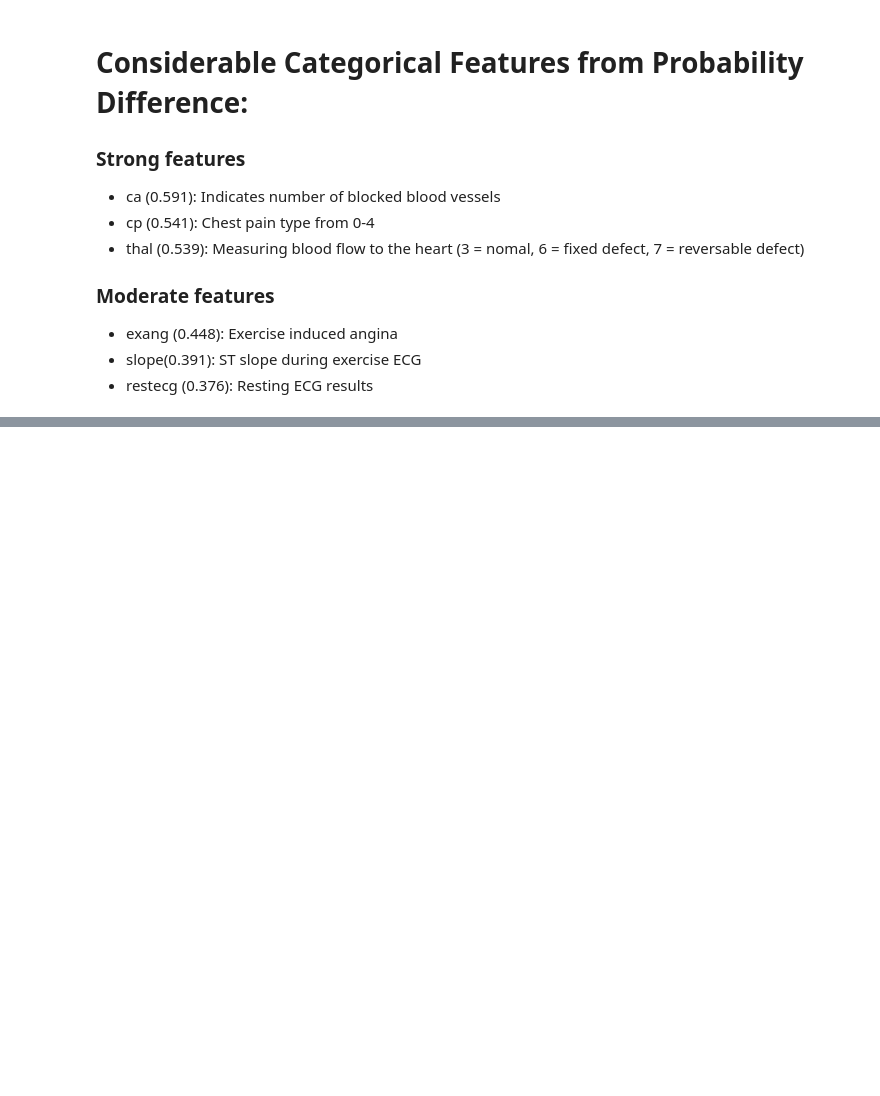
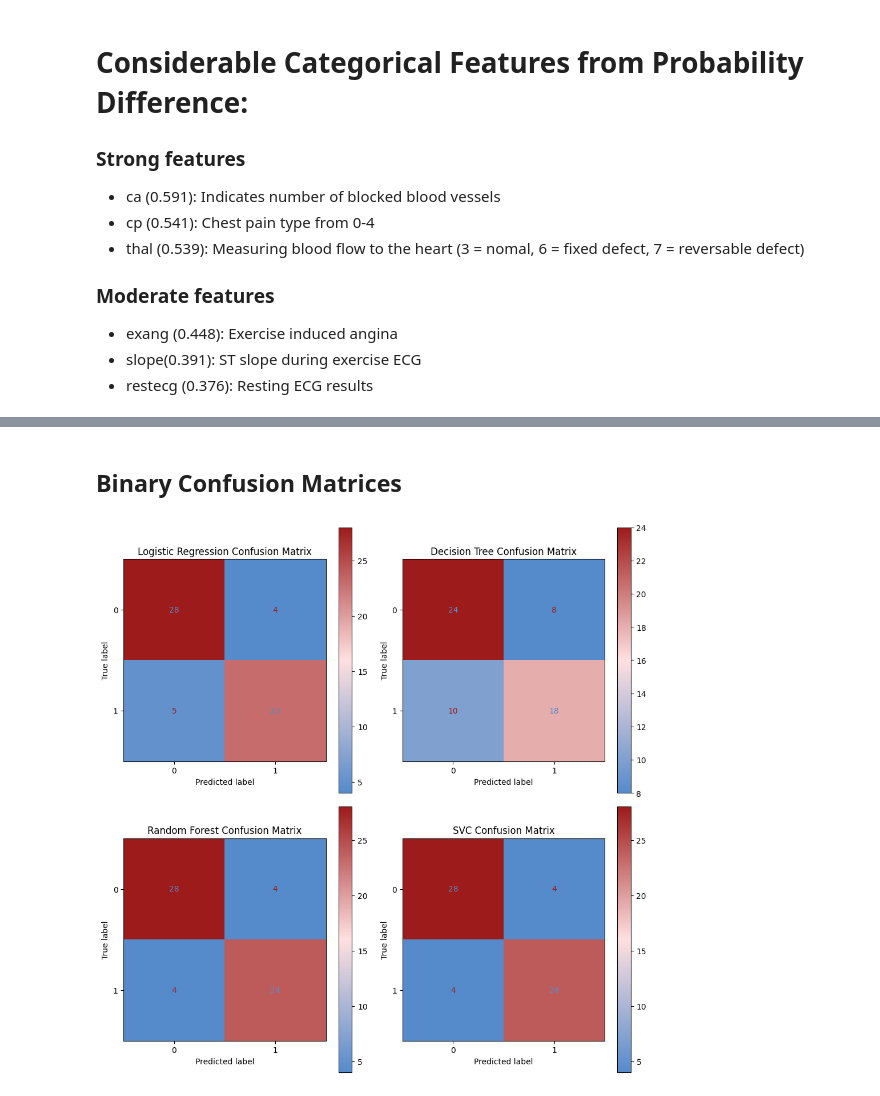
Before and after one commit to aarondwhite/DATA-3421-Final-Project, a Jupyter notebook: Tanvir_EDA.ipynb, the cells around one changed output, grey strips where cells are left out. Saved outputs shown, nothing was run; the diff lists cells and outputs as text; code cells hidden in the pictures; blank space fills up the shorter version.

```diff
--- a/Tanvir_EDA.ipynb
+++ b/Tanvir_EDA.ipynb
@@ -305,0 +564,11 @@ results_df
+# %%
+for i, estimator in enumerate(estimators_binary):
+    report = classification_report(
+        y_test_binary, estimator.predict(X_test_binary),
+        output_dict=True,
+        zero_division=0
+    )
+    df_report = pd.DataFrame(report).transpose()
+
+    print(f'{estimator_names[i]} Classification Report - Binary Models')
+    display(HTML(df_report.to_html(classes='table table-striped')))
@@ -305,0 +604,14 @@ results_df
+# %% [markdown]
+## Binary Confusion Matrices
+# %%
+fig, axes = plt.subplots(2, 2, figsize=(10, 10))
+axes = axes.flatten()
+
+for i, estimator in enumerate(estimators_binary):
+    ConfusionMatrixDisplay.from_estimator(estimator, X_test_binary, y_test_binary, ax=axes[i], cmap=cmap)
+    axes[i].set_title(f"{estimator_names[i]} Confusion Matrix")
+
+plt.tight_layout()
+plt.show()
+# %% [output]
+[figure, added]
```
Also changed, not shown: parts of 36 cells of this notebook.
